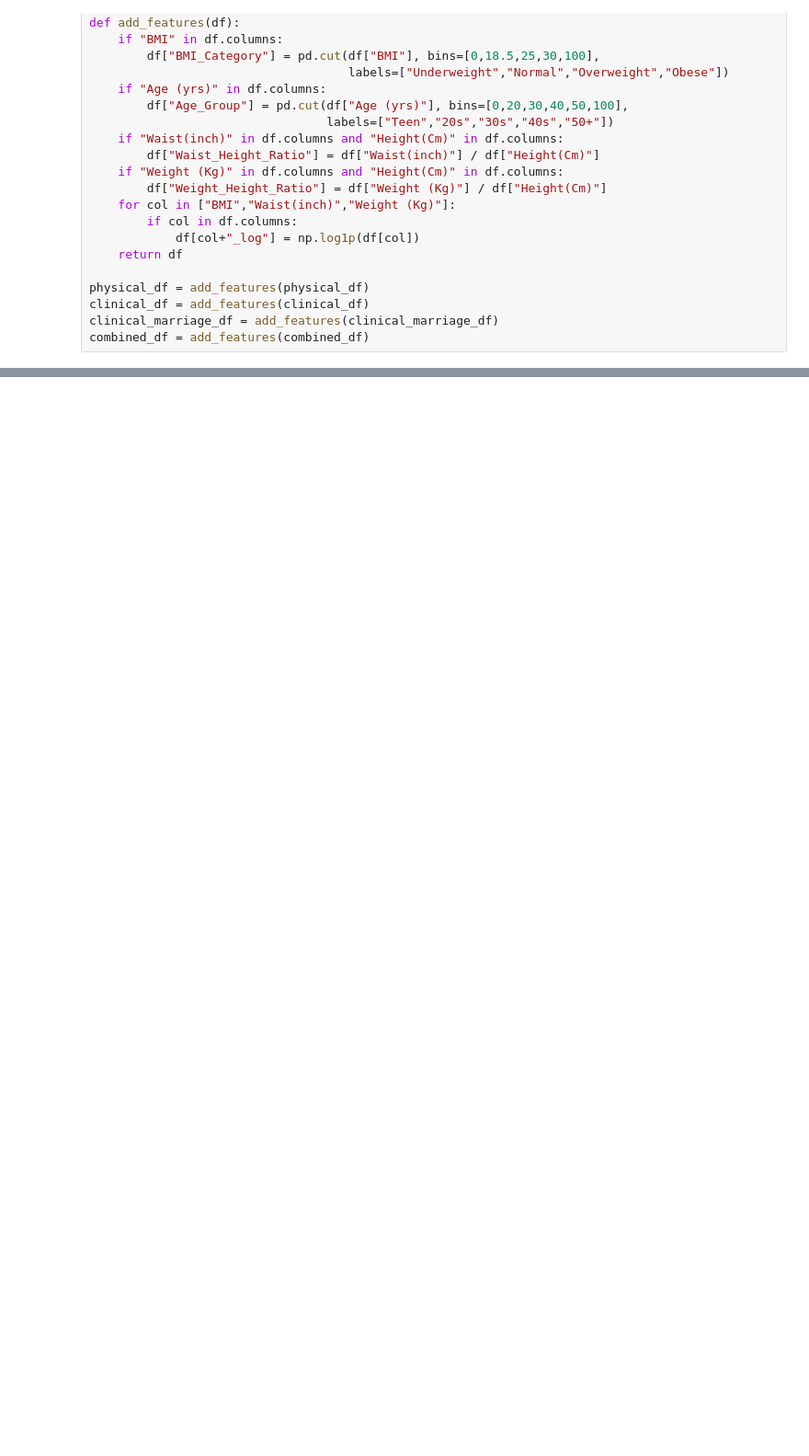
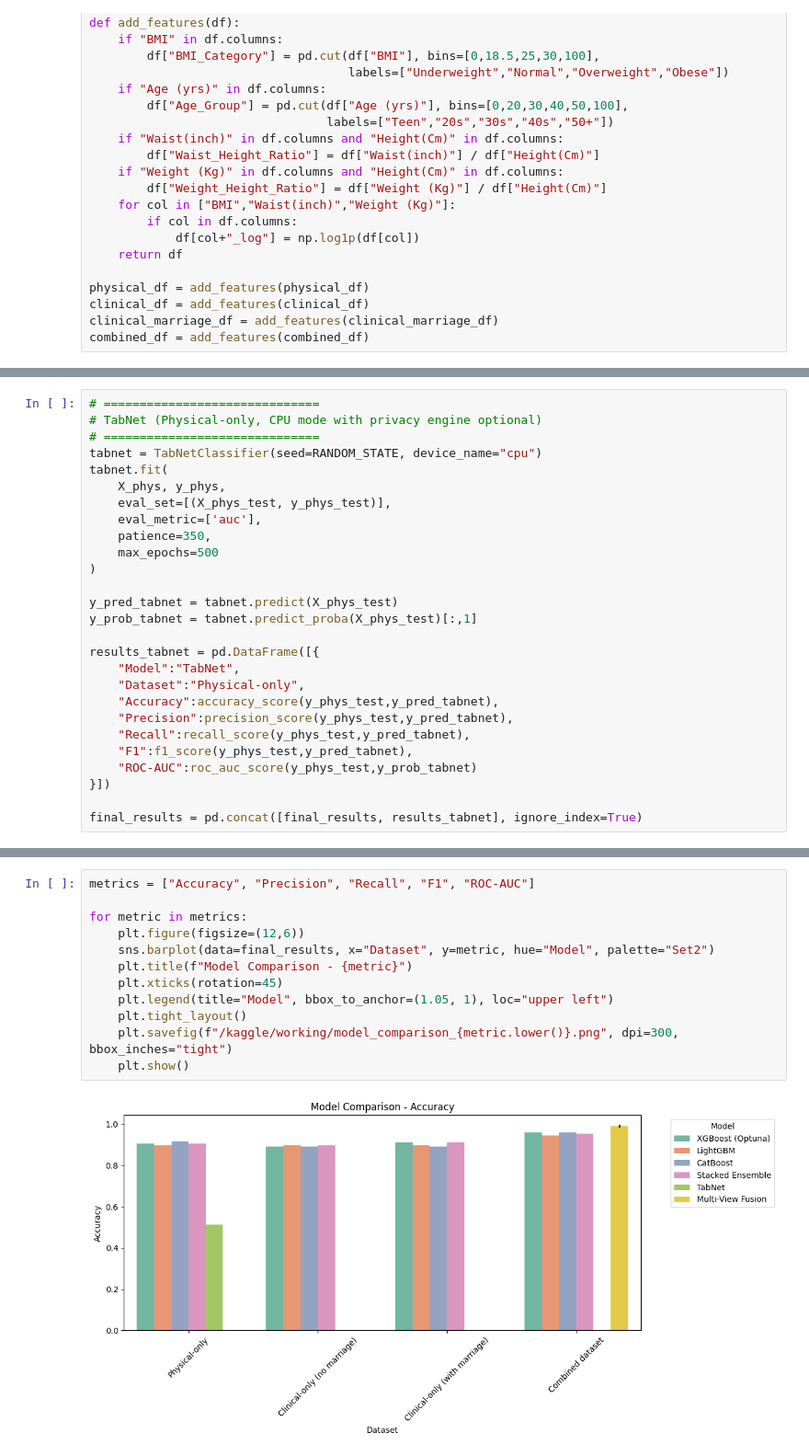
Before and after one commit to Yashikagoyal2105/ai-research-hub, a Jupyter notebook: early-pcos-risk-detection.ipynb, the cells around one changed output, grey strips where cells are left out. Shown at 92% size. Drawn from its saved outputs; the diff is of its cells as text; blank space fills up the shorter version.

```diff
--- a/early-pcos-risk-detection.ipynb
+++ b/early-pcos-risk-detection.ipynb
@@ -970,0 +367,27 @@ plt.show()
+# %%
+# ==============================
+# TabNet (Physical-only, CPU mode with privacy engine optional)
+# ==============================
+tabnet = TabNetClassifier(seed=RANDOM_STATE, device_name="cpu")
+tabnet.fit(
+    X_phys, y_phys,
+    eval_set=[(X_phys_test, y_phys_test)],
+    eval_metric=['auc'],
+    patience=350,
+    max_epochs=500
+)
+
+y_pred_tabnet = tabnet.predict(X_phys_test)
+y_prob_tabnet = tabnet.predict_proba(X_phys_test)[:,1]
+
+results_tabnet = pd.DataFrame([{
+    "Model":"TabNet",
+    "Dataset":"Physical-only",
+    "Accuracy":accuracy_score(y_phys_test,y_pred_tabnet),
+    "Precision":precision_score(y_phys_test,y_pred_tabnet),
+    "Recall":recall_score(y_phys_test,y_pred_tabnet),
+    "F1":f1_score(y_phys_test,y_pred_tabnet),
+    "ROC-AUC":roc_auc_score(y_phys_test,y_prob_tabnet)
+}])
+
+final_results = pd.concat([final_results, results_tabnet], ignore_index=True)
@@ -970,0 +599,14 @@ plt.show()
+# %%
+metrics = ["Accuracy", "Precision", "Recall", "F1", "ROC-AUC"]
+
+for metric in metrics:
+    plt.figure(figsize=(12,6))
+    sns.barplot(data=final_results, x="Dataset", y=metric, hue="Model", palette="Set2")
+    plt.title(f"Model Comparison - {metric}")
+    plt.xticks(rotation=45)
+    plt.legend(title="Model", bbox_to_anchor=(1.05, 1), loc="upper left")
+    plt.tight_layout()
+    plt.savefig(f"/kaggle/working/model_comparison_{metric.lower()}.png", dpi=300, bbox_inches="tight")
+    plt.show()
+# %% [output]
+[figure, added]
```
Also changed, not shown: parts of 43 cells of this notebook.
